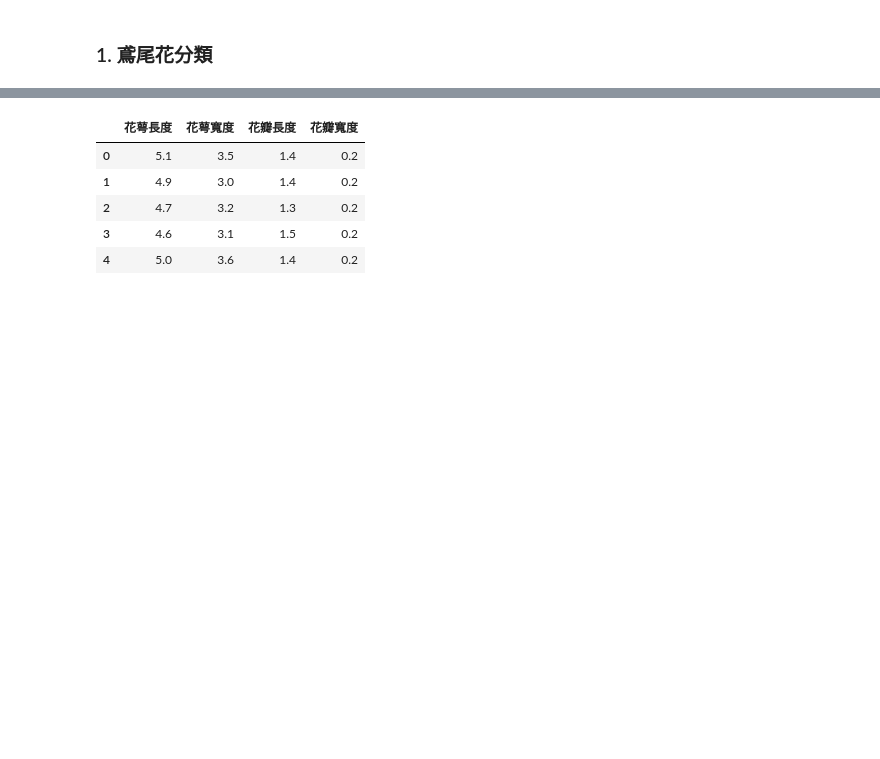
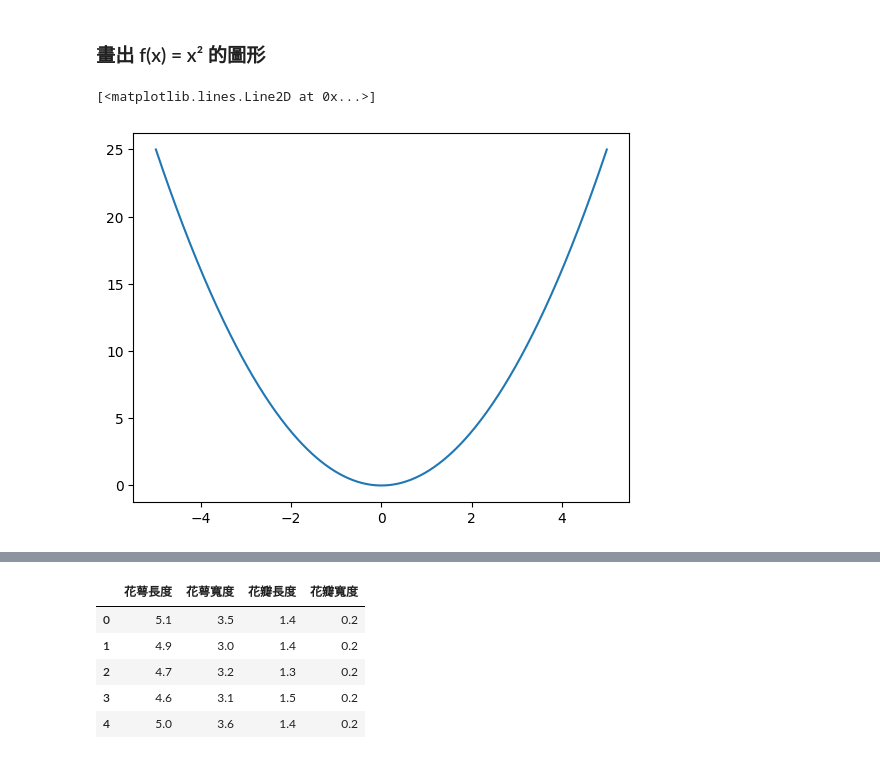
Before and after one commit to yenlung/AI-Demo, a Jupyter notebook: 用AI協作的Python機器學習.ipynb, the cells around one changed output, grey strips where cells are left out. Drawn from its saved outputs; the diff is of its cells as text; code cells hidden in the pictures; blank space fills up the shorter version.

```diff
--- a/用AI協作的Python機器學習.ipynb
+++ b/用AI協作的Python機器學習.ipynb
@@ -6,5 +16,13 @@
 import numpy as np
 import pandas as pd
 import matplotlib.pyplot as plt
-# %% [markdown]
-### 1. 鳶尾花分類
+# %% [markdown]
+### 畫出 f(x) = x² 的圖形
+# %%
+x = np.linspace(-5, 5, 400)
+y = x**2
+# %%
+plt.plot(x, y)
+# %% [output]
+[<matplotlib.lines.Line2D at 0x...>]
+[figure, added]
```
Also changed, not shown: parts of 78 cells of this notebook.
